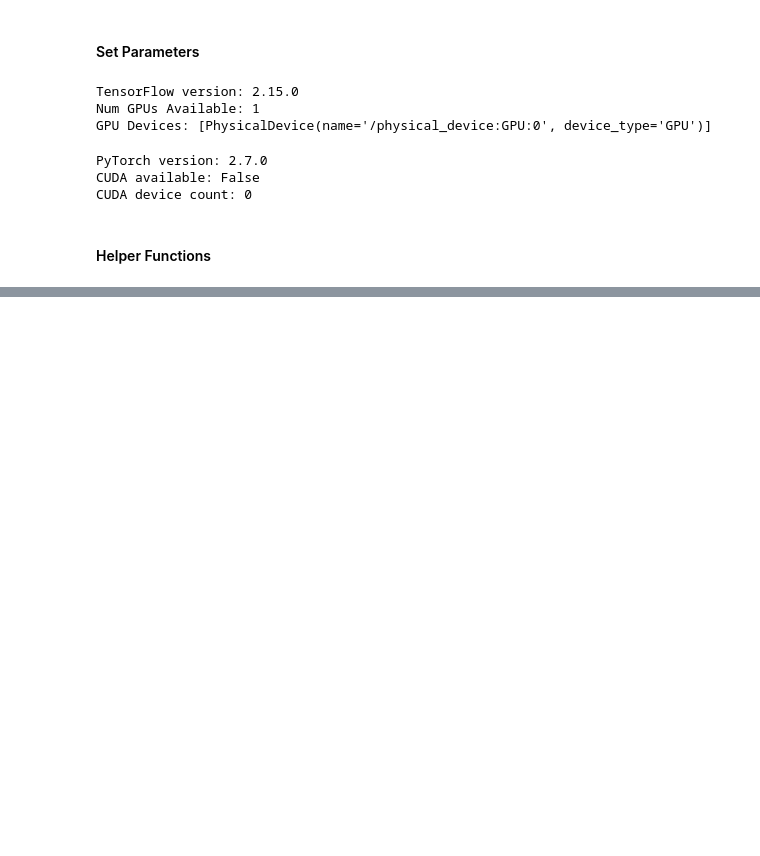
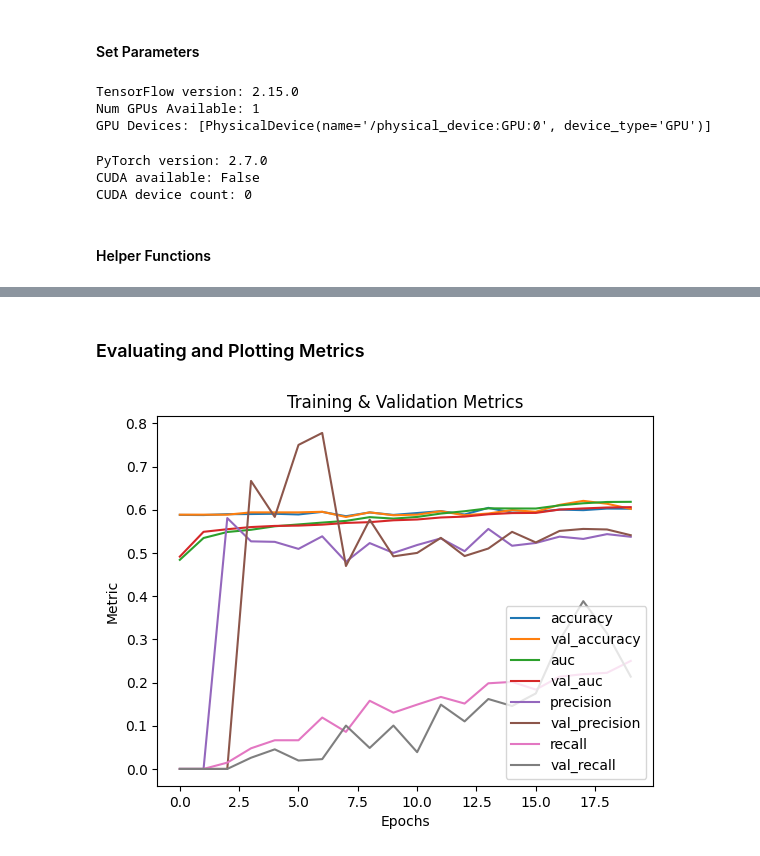
Before and after one commit to tkshfj/MMG, a Jupyter notebook: notebooks/baseline.ipynb, the cells around one changed output, grey strips where cells are left out. Drawn from its saved outputs; the diff is of its cells as text; code cells hidden in the pictures; blank space fills up the shorter version.

```diff
--- a/notebooks/baseline.ipynb
+++ b/notebooks/baseline.ipynb
@@ -202,0 +209,16 @@ for images, targets in train_ds.take(1):
+# %%
+from tensorflow.keras.layers import Input, Conv2D, MaxPooling2D, GlobalAveragePooling2D, Dense
+from tensorflow.keras.models import Model
+
+# Define the baseline sequential CNN classification model
+def build_classification_model(input_shape=INPUT_SHAPE):
+    inputs = Input(shape=input_shape)
+    x = Conv2D(32, (3,3), activation='relu')(inputs)
+    x = MaxPooling2D((2,2))(x)
+    x = Conv2D(64, (3,3), activation='relu')(x)
+    x = MaxPooling2D((2,2))(x)
+    x = Conv2D(128, (3,3), activation="relu", padding="same")(x)
+    x = GlobalAveragePooling2D()(x)  # Use this instead of Flatten for better generalization
+    x = Dense(64, activation='relu')(x)
+    output = Dense(1, activation='sigmoid')(x)
+    return Model(inputs=inputs, outputs=output)
@@ -202,0 +294,19 @@ for images, targets in train_ds.take(1):
+# %% [markdown]
+### Evaluating and Plotting Metrics
+# %%
+import matplotlib.pyplot as plt
+
+def plot_training_history(history):
+    metrics = ['accuracy', 'val_accuracy', 'auc', 'val_auc', 'precision', 'val_precision', 'recall', 'val_recall']
+    for metric in metrics:
+        if metric in history.history:
+            plt.plot(history.history[metric], label=metric)
+    plt.xlabel('Epochs')
+    plt.ylabel('Metric')
+    plt.legend()
+    plt.title('Training & Validation Metrics')
+    plt.show()
+
+plot_training_history(history)
+# %% [output]
+[figure, added]
```
Also changed, not shown: parts of 13 cells of this notebook, 2 other files.
